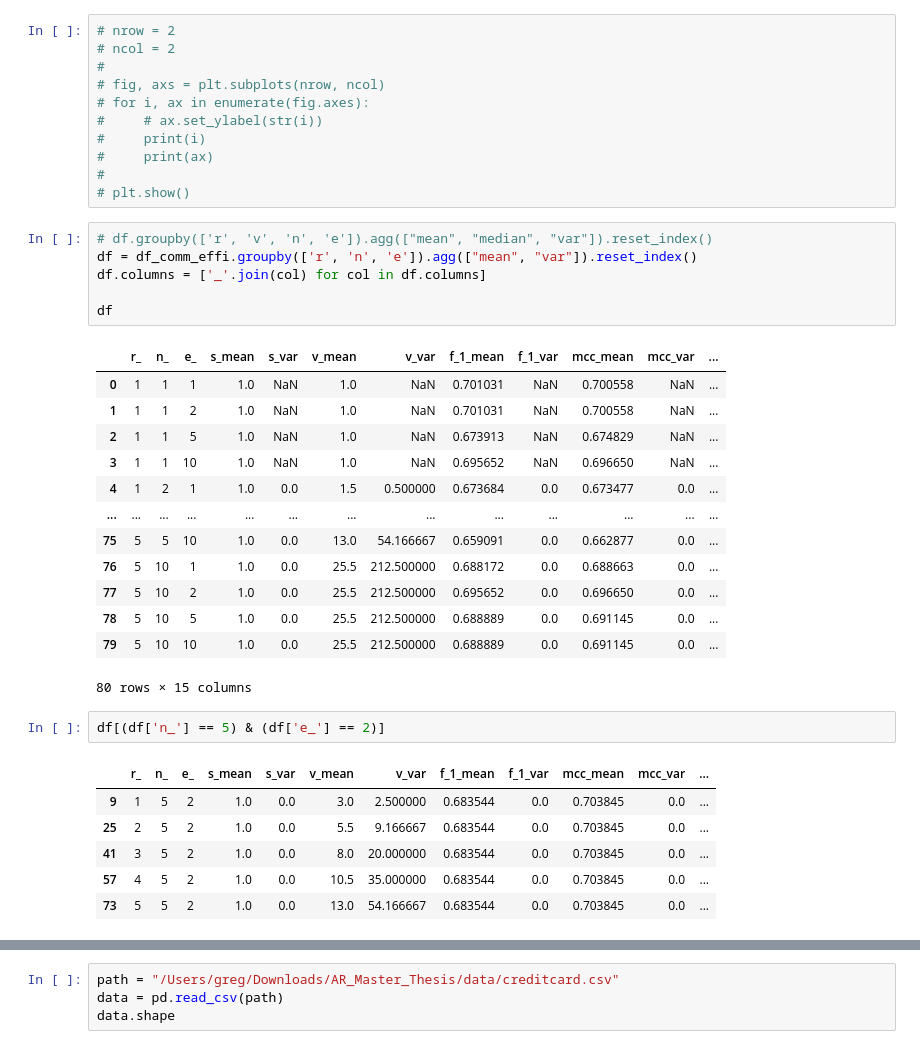
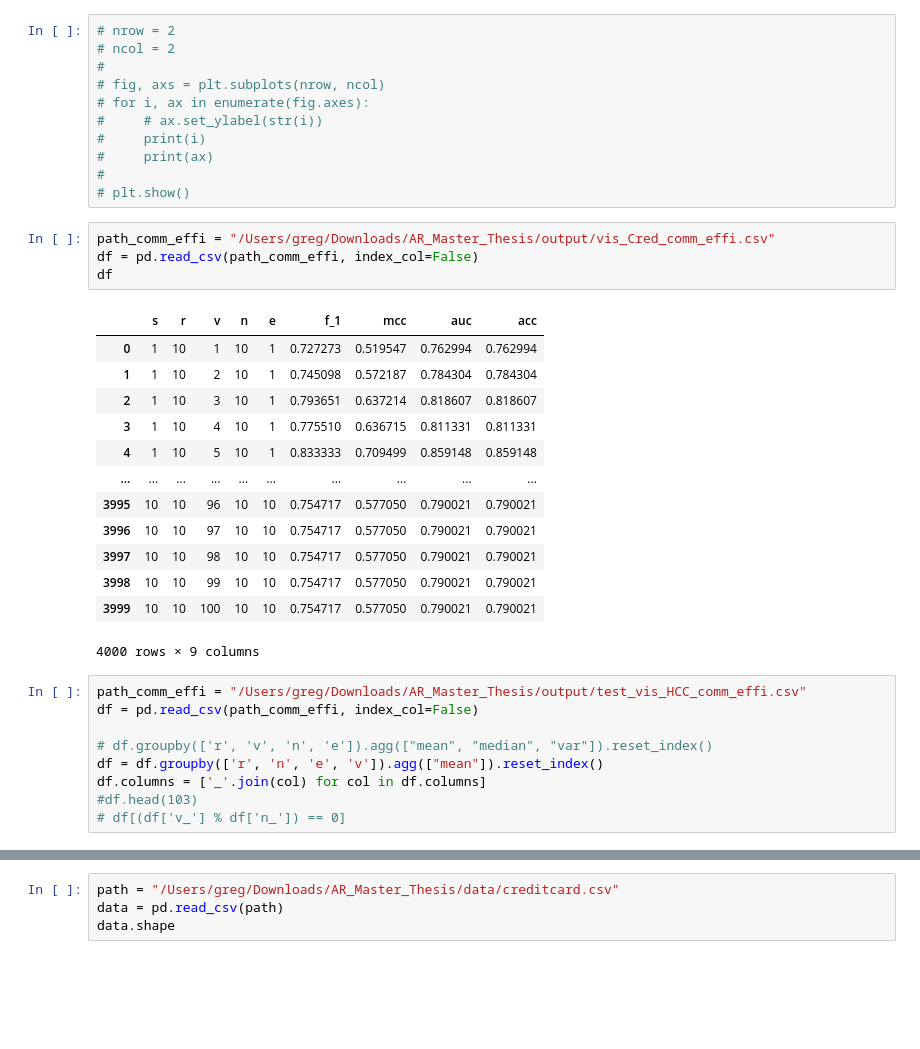
Before and after one commit to GregChen3072/MasterArbeit, a Jupyter notebook: src/visualization.ipynb, the cells around one changed output, grey strips where cells are left out. Saved outputs shown, nothing was run; the diff lists cells and outputs as text; blank space fills up the shorter version.

```diff
--- a/src/visualization.ipynb
+++ b/src/visualization.ipynb
@@ -186,32 +138,30 @@ tuple
 #     print(ax)
 #
 # plt.show()
+# %%
+path_comm_effi = "/Users/greg/Downloads/AR_Master_Thesis/output/vis_Cred_comm_effi.csv"
+df = pd.read_csv(path_comm_effi, index_col=False)
+df
+# %% [output]
+|  | s | r | v | n | e | f_1 | mcc | auc | acc |
+| 0 | 1 | 10 | 1 | 10 | 1 | 0.727273 | 0.519547 | 0.762994 | 0.762994 |
+| 1 | 1 | 10 | 2 | 10 | 1 | 0.745098 | 0.572187 | 0.784304 | 0.784304 |
+| 2 | 1 | 10 | 3 | 10 | 1 | 0.793651 | 0.637214 | 0.818607 | 0.818607 |
+| 3 | 1 | 10 | 4 | 10 | 1 | 0.775510 | 0.636715 | 0.811331 | 0.811331 |
+| 4 | 1 | 10 | 5 | 10 | 1 | 0.833333 | 0.709499 | 0.859148 | 0.859148 |
+| ... | ... | ... | ... | ... | ... | ... | ... | ... | ... |
+| 3995 | 10 | 10 | 96 | 10 | 10 | 0.754717 | 0.577050 | 0.790021 | 0.790021 |
+| 3996 | 10 | 10 | 97 | 10 | 10 | 0.754717 | 0.577050 | 0.790021 | 0.790021 |
+| 3997 | 10 | 10 | 98 | 10 | 10 | 0.754717 | 0.577050 | 0.790021 | 0.790021 |
+| 3998 | 10 | 10 | 99 | 10 | 10 | 0.754717 | 0.577050 | 0.790021 | 0.790021 |
+| 3999 | 10 | 10 | 100 | 10 | 10 | 0.754717 | 0.577050 | 0.790021 | 0.790021 |
+4000 rows × 9 columns
 # %%
+path_comm_effi = "/Users/greg/Downloads/AR_Master_Thesis/output/test_vis_HCC_comm_effi.csv"
+df = pd.read_csv(path_comm_effi, index_col=False)
+
 # df.groupby(['r', 'v', 'n', 'e']).agg(["mean", "median", "var"]).reset_index()
-df = df_comm_effi.groupby(['r', 'n', 'e']).agg(["mean", "var"]).reset_index()
+df = df.groupby(['r', 'n', 'e', 'v']).agg(["mean"]).reset_index()
 df.columns = ['_'.join(col) for col in df.columns]
-
-df
+#df.head(103)
+# df[(df['v_'] % df['n_']) == 0]
-# %% [output]
-|  | r_ | n_ | e_ | s_mean | s_var | v_mean | v_var | f_1_mean | f_1_var | mcc_mean | mcc_var | ... |
-| 0 | 1 | 1 | 1 | 1.0 | NaN | 1.0 | NaN | 0.701031 | NaN | 0.700558 | NaN | ... |
-| 1 | 1 | 1 | 2 | 1.0 | NaN | 1.0 | NaN | 0.701031 | NaN | 0.700558 | NaN | ... |
-| 2 | 1 | 1 | 5 | 1.0 | NaN | 1.0 | NaN | 0.673913 | NaN | 0.674829 | NaN | ... |
-| 3 | 1 | 1 | 10 | 1.0 | NaN | 1.0 | NaN | 0.695652 | NaN | 0.696650 | NaN | ... |
-| 4 | 1 | 2 | 1 | 1.0 | 0.0 | 1.5 | 0.500000 | 0.673684 | 0.0 | 0.673477 | 0.0 | ... |
-| ... | ... | ... | ... | ... | ... | ... | ... | ... | ... | ... | ... | ... |
-| 75 | 5 | 5 | 10 | 1.0 | 0.0 | 13.0 | 54.166667 | 0.659091 | 0.0 | 0.662877 | 0.0 | ... |
-| 76 | 5 | 10 | 1 | 1.0 | 0.0 | 25.5 | 212.500000 | 0.688172 | 0.0 | 0.688663 | 0.0 | ... |
-| 77 | 5 | 10 | 2 | 1.0 | 0.0 | 25.5 | 212.500000 | 0.695652 | 0.0 | 0.696650 | 0.0 | ... |
-| 78 | 5 | 10 | 5 | 1.0 | 0.0 | 25.5 | 212.500000 | 0.688889 | 0.0 | 0.691145 | 0.0 | ... |
-| 79 | 5 | 10 | 10 | 1.0 | 0.0 | 25.5 | 212.500000 | 0.688889 | 0.0 | 0.691145 | 0.0 | ... |
-80 rows × 15 columns
-# %%
-df[(df['n_'] == 5) & (df['e_'] == 2)]
-# %% [output]
-|  | r_ | n_ | e_ | s_mean | s_var | v_mean | v_var | f_1_mean | f_1_var | mcc_mean | mcc_var | ... |
-| 9 | 1 | 5 | 2 | 1.0 | 0.0 | 3.0 | 2.500000 | 0.683544 | 0.0 | 0.703845 | 0.0 | ... |
-| 25 | 2 | 5 | 2 | 1.0 | 0.0 | 5.5 | 9.166667 | 0.683544 | 0.0 | 0.703845 | 0.0 | ... |
-| 41 | 3 | 5 | 2 | 1.0 | 0.0 | 8.0 | 20.000000 | 0.683544 | 0.0 | 0.703845 | 0.0 | ... |
-| 57 | 4 | 5 | 2 | 1.0 | 0.0 | 10.5 | 35.000000 | 0.683544 | 0.0 | 0.703845 | 0.0 | ... |
-| 73 | 5 | 5 | 2 | 1.0 | 0.0 | 13.0 | 54.166667 | 0.683544 | 0.0 | 0.703845 | 0.0 | ... |
```
Also changed, not shown: parts of 8 cells of this notebook, 3 other files.
